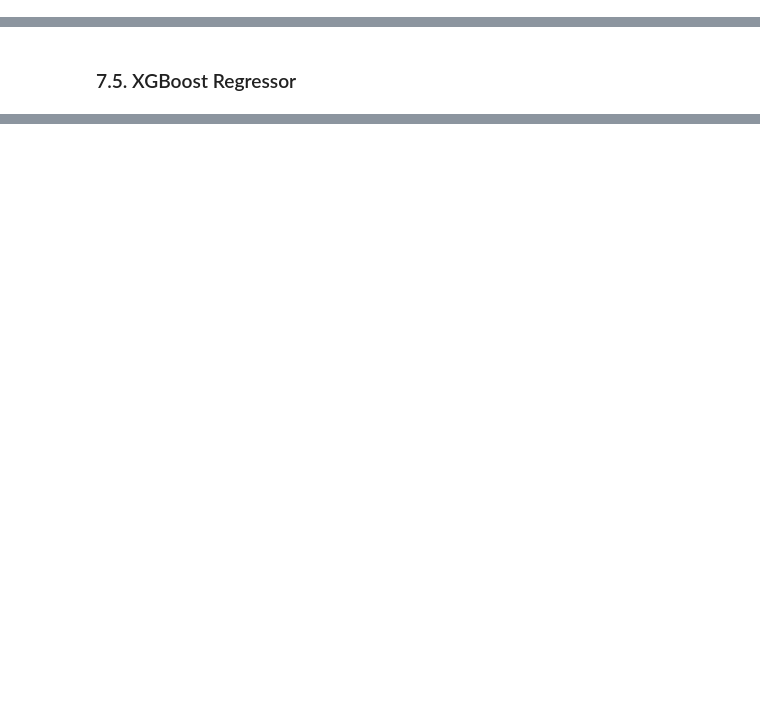
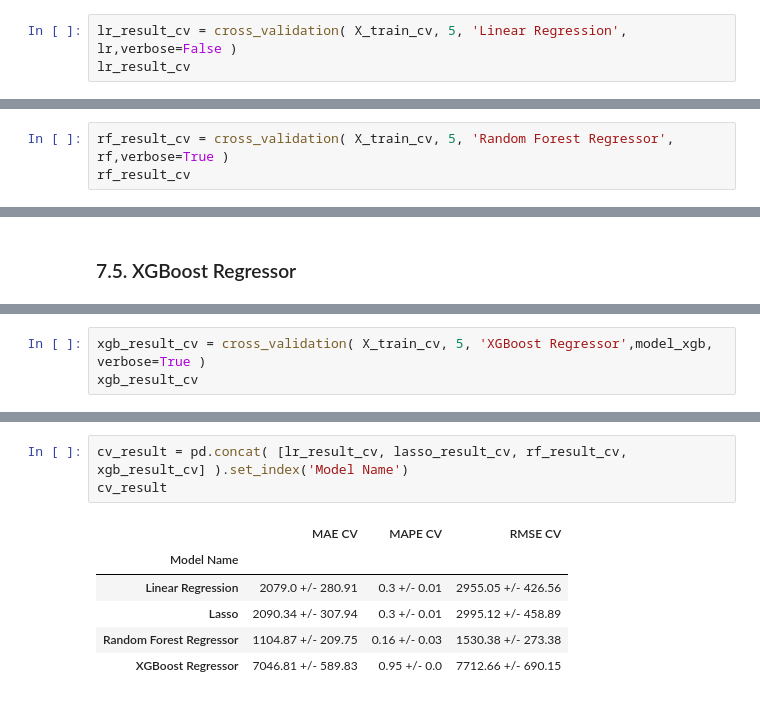
Before and after one commit to igorvgp/DS_rossmann_stores, a Jupyter notebook: m07_v01_store_sales_prediction.ipynb, the cells around one changed output, grey strips where cells are left out. Saved outputs shown, nothing was run; the diff lists cells and outputs as text; blank space fills up the shorter version.

```diff
--- a/m07_v01_store_sales_prediction.ipynb
+++ b/m07_v01_store_sales_prediction.ipynb
@@ -1014,0 +1045,3 @@ lr_result = ml_error('Linear Regression',  np.expm1(y_test), np.expm1(yhat_lr))
+# %%
+lr_result_cv = cross_validation( X_train_cv, 5, 'Linear Regression', lr,verbose=False )
+lr_result_cv
@@ -1042,0 +1091,3 @@ rf_result = ml_error('Random Forest',  np.expm1(y_test), np.expm1(yhat_rf))
+# %%
+rf_result_cv = cross_validation( X_train_cv, 5, 'Random Forest Regressor', rf,verbose=True )
+rf_result_cv
@@ -1056,0 +1119,3 @@ xgb_result = ml_error('XGBoost',  np.expm1(y_test), np.expm1(yhat_xgb))
+# %%
+xgb_result_cv = cross_validation( X_train_cv, 5, 'XGBoost Regressor',model_xgb, verbose=True )
+xgb_result_cv
@@ -1068,0 +1147,10 @@ modelling_result
+# %%
+cv_result = pd.concat( [lr_result_cv, lasso_result_cv, rf_result_cv, xgb_result_cv] ).set_index('Model Name')
+cv_result
+# %% [output]
+|  | MAE CV | MAPE CV | RMSE CV |
+| Model Name |  |  |  |
+| Linear Regression | 2079.0 +/- 280.91 | 0.3 +/- 0.01 | 2955.05 +/- 426.56 |
+| Lasso | 2090.34 +/- 307.94 | 0.3 +/- 0.01 | 2995.12 +/- 458.89 |
+| Random Forest Regressor | 1104.87 +/- 209.75 | 0.16 +/- 0.03 | 1530.38 +/- 273.38 |
+| XGBoost Regressor | 7046.81 +/- 589.83 | 0.95 +/- 0.0 | 7712.66 +/- 690.15 |
```
Also changed, not shown: parts of 26 cells of this notebook.
